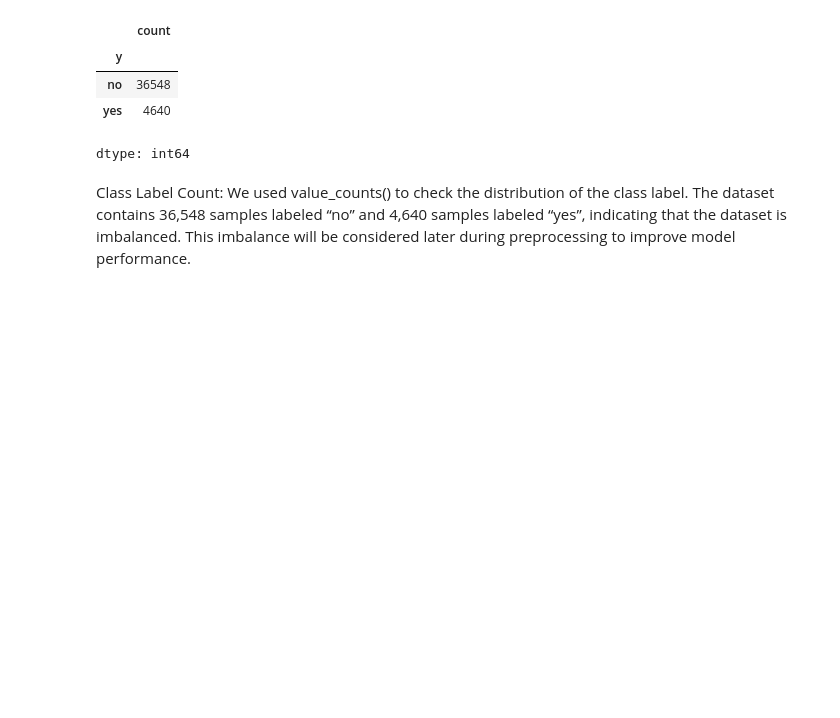
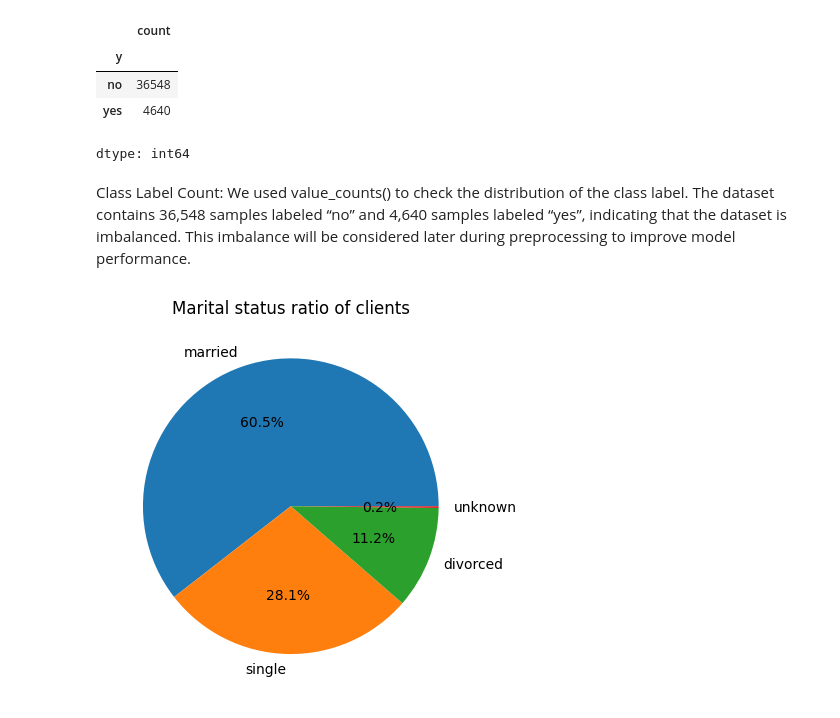
Before and after one commit to Renad110/IT326, a Jupyter notebook: Phase2.ipynb, the cells around one changed output. Cells and saved outputs as stored; diff of their text form; code cells hidden in the pictures; blank space fills up the shorter version.

```diff
--- a/Phase2.ipynb
+++ b/Phase2.ipynb
@@ -113,3 +114,10 @@ Class Label Count: We used value_counts() to check the distribution of the class
 The dataset contains 36,548 samples labeled “no” and 4,640 samples labeled “yes”,
 indicating that the dataset is imbalanced.
 This imbalance will be considered later during preprocessing to improve model performance.
+# %%
+import matplotlib.pyplot as plt
+df["marital"].value_counts().plot(kind="pie", autopct="%.1f%%", title="Marital status ratio of clients")
+plt.ylabel("")
+plt.show()
+# %% [output]
+[figure, added]
```
Also changed, not shown: parts of 8 cells of this notebook.
